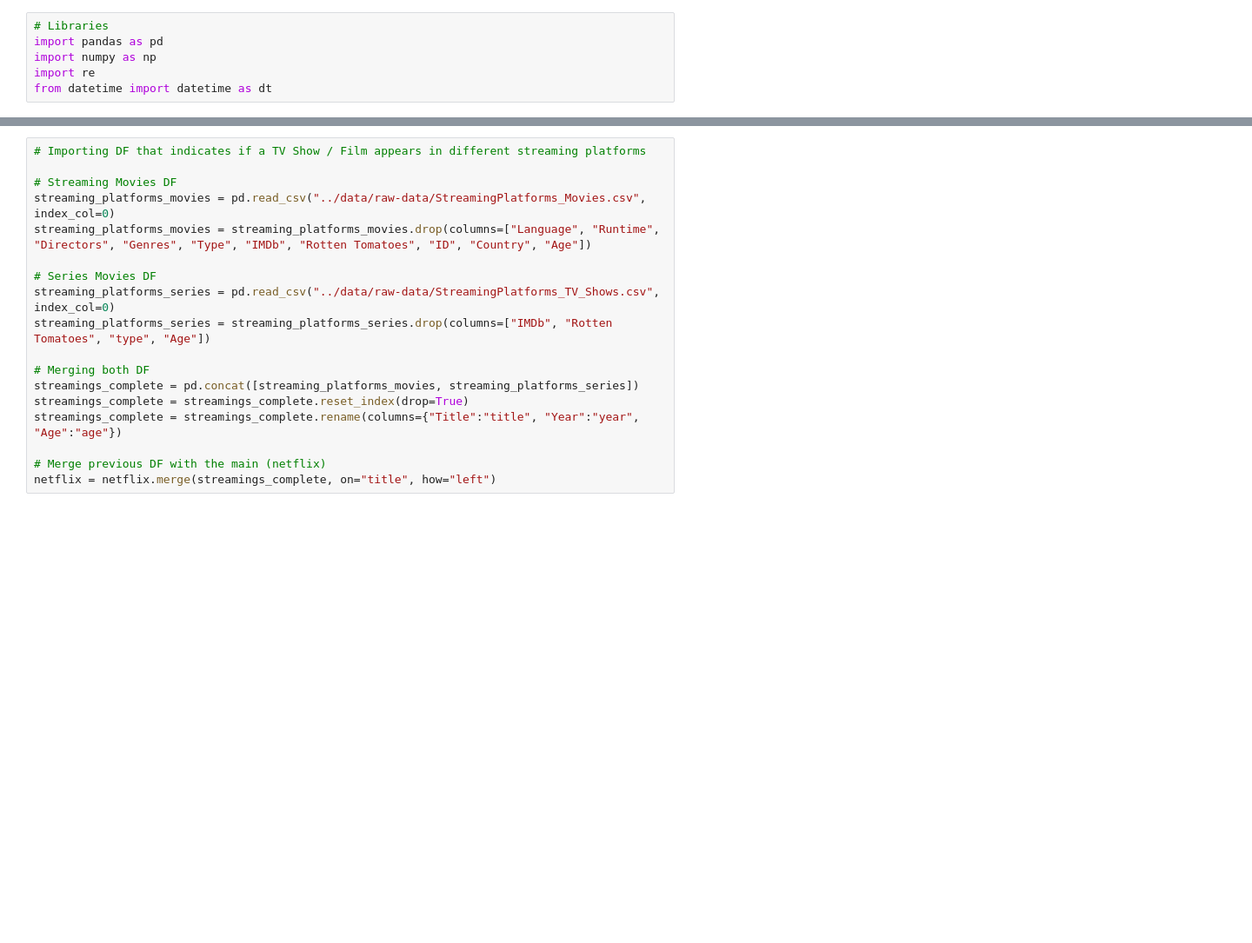
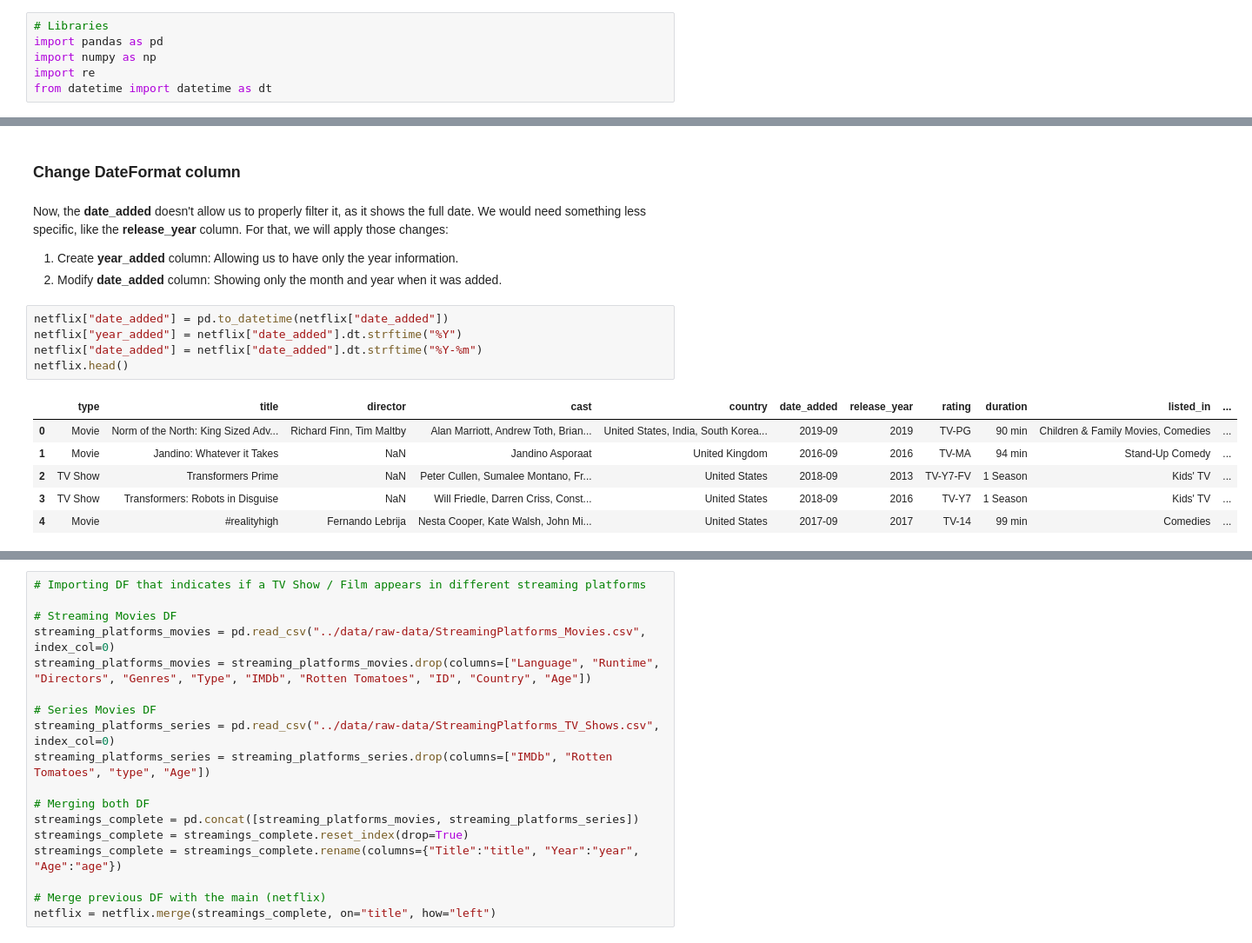
Before and after one commit to VictorLJay/Netflix-Analysis, a Jupyter notebook: your-project/1. data-cleaning.ipynb, the cells around one changed output, grey strips where cells are left out. Shown at 87% size. Drawn from its saved outputs; the diff is of its cells as text; blank space fills up the shorter version.

```diff
--- a/your-project/1. data-cleaning.ipynb
+++ b/your-project/1. data-cleaning.ipynb
@@ -14,0 +115,18 @@ netflix111.head(1)
+# %% [markdown]
+### Change DateFormat column
+# %% [markdown]
+Now, the **date_added** doesn't allow us to properly filter it, as it shows the full date. We would need something less specific, like the **release_year** column. For that, we will apply those changes:
+1. Create **year_added** column: Allowing us to have only the year information.
+2. Modify **date_added** column: Showing only the month and year when it was added.
+# %%
+netflix["date_added"] = pd.to_datetime(netflix["date_added"])
+netflix["year_added"] = netflix["date_added"].dt.strftime("%Y")
+netflix["date_added"] = netflix["date_added"].dt.strftime("%Y-%m")
+netflix.head()
+# %% [output]
+|  | type | title | director | cast | country | date_added | release_year | rating | duration | listed_in | ... |
+| 0 | Movie | Norm of the North: King Sized Adv... | Richard Finn, Tim Maltby | Alan Marriott, Andrew Toth, Brian... | United States, India, South Korea... | 2019-09 | 2019 | TV-PG | 90 min | Children & Family Movies, Comedies | ... |
+| 1 | Movie | Jandino: Whatever it Takes | NaN | Jandino Asporaat | United Kingdom | 2016-09 | 2016 | TV-MA | 94 min | Stand-Up Comedy | ... |
+| 2 | TV Show | Transformers Prime | NaN | Peter Cullen, Sumalee Montano, Fr... | United States | 2018-09 | 2013 | TV-Y7-FV | 1 Season | Kids' TV | ... |
+| 3 | TV Show | Transformers: Robots in Disguise | NaN | Will Friedle, Darren Criss, Const... | United States | 2018-09 | 2016 | TV-Y7 | 1 Season | Kids' TV | ... |
+| 4 | Movie | #realityhigh | Fernando Lebrija | Nesta Cooper, Kate Walsh, John Mi... | United States | 2017-09 | 2017 | TV-14 | 99 min | Comedies | ... |
```
Also changed, not shown: parts of 28 cells of this notebook, 2 other files.
